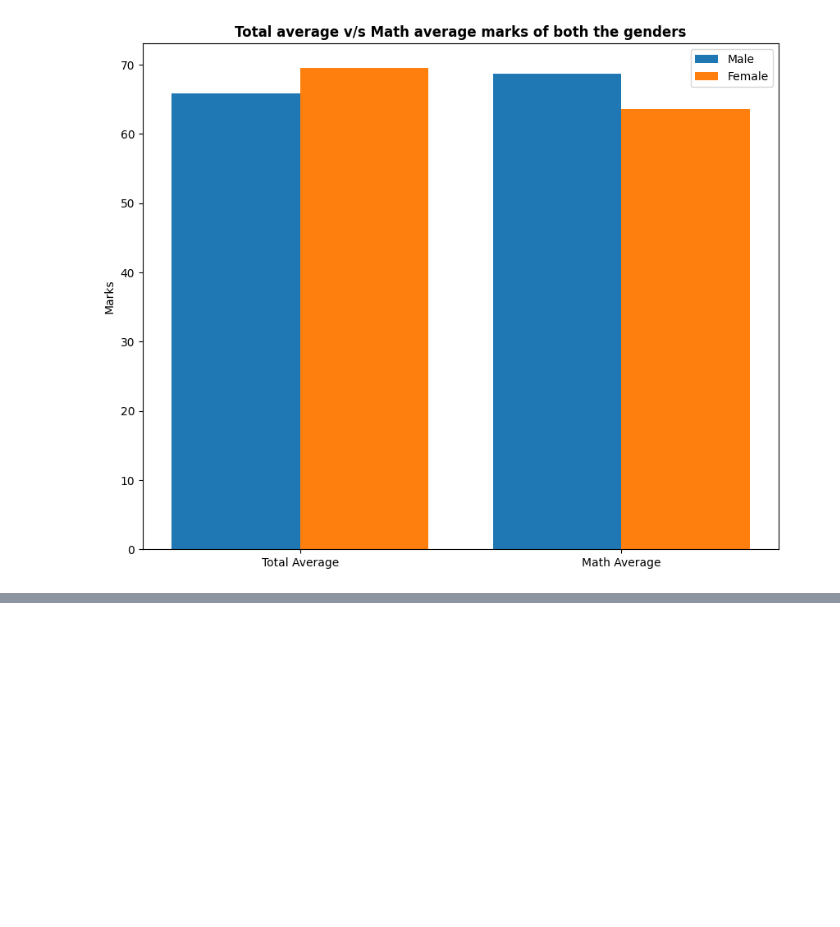
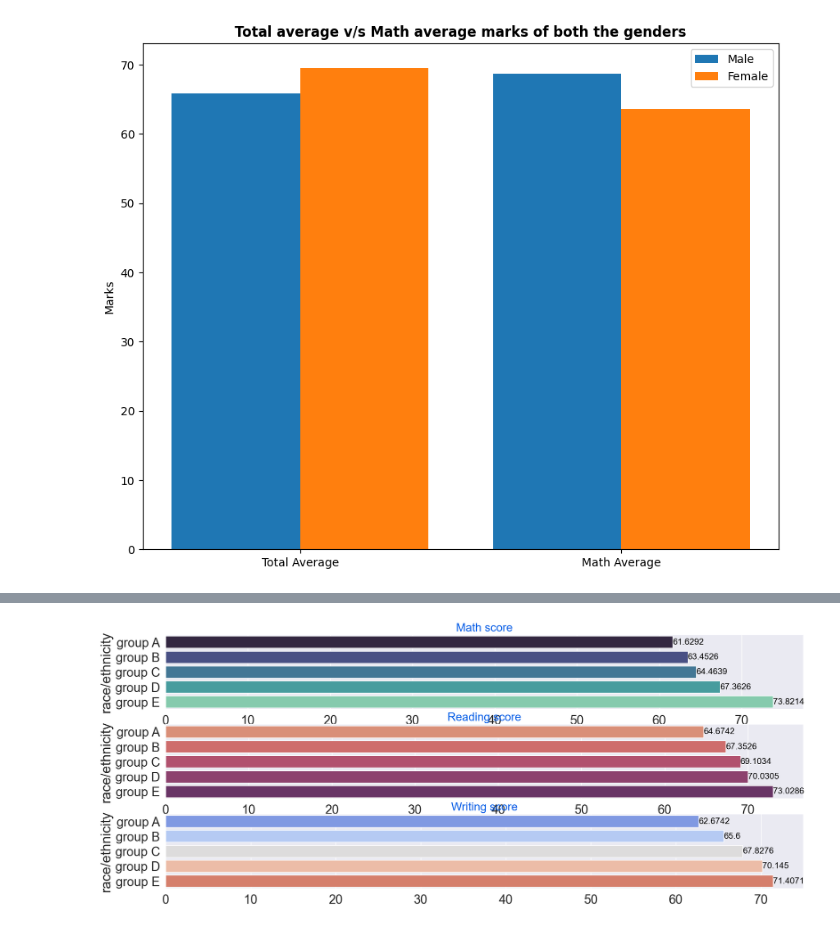
Before and after one commit to Qotb912/basic_ml_project, a Jupyter notebook: notebook/EDA.ipynb, the cells around one changed output, grey strips where cells are left out. Cells and saved outputs as stored; diff of their text form; code cells hidden in the pictures; blank space fills up the shorter version.

```diff
--- a/notebook/EDA.ipynb
+++ b/notebook/EDA.ipynb
@@ -436,0 +482,22 @@ male     68.728216      65.473029      63.311203   197.512448  65.837483
+# %%
+Group_data2=df.groupby('race/ethnicity')
+f,ax=plt.subplots(3,1,figsize=(20,8))
+sns.barplot(y=Group_data2['math score'].mean().index,x=Group_data2['math score'].mean().values,palette = 'mako',ax=ax[0])
+ax[0].set_title('Math score',color='#005ce6',size=20)
+
+for container in ax[0].containers:
+    ax[0].bar_label(container,color='black',size=15)
+
+sns.barplot(y=Group_data2['reading score'].mean().index,x=Group_data2['reading score'].mean().values,palette = 'flare',ax=ax[1])
+ax[1].set_title('Reading score',color='#005ce6',size=20)
+
+for container in ax[1].containers:
+    ax[1].bar_label(container,color='black',size=15)
+
+sns.barplot(y=Group_data2['writing score'].mean().index,x=Group_data2['writing score'].mean().values,palette = 'coolwarm',ax=ax[2])
+ax[2].set_title('Writing score',color='#005ce6',size=20)
+
+for container in ax[2].containers:
+    ax[2].bar_label(container,color='black',size=15)
+# %% [output]
+[figure, added]
```
Also changed, not shown: parts of 15 cells of this notebook.
